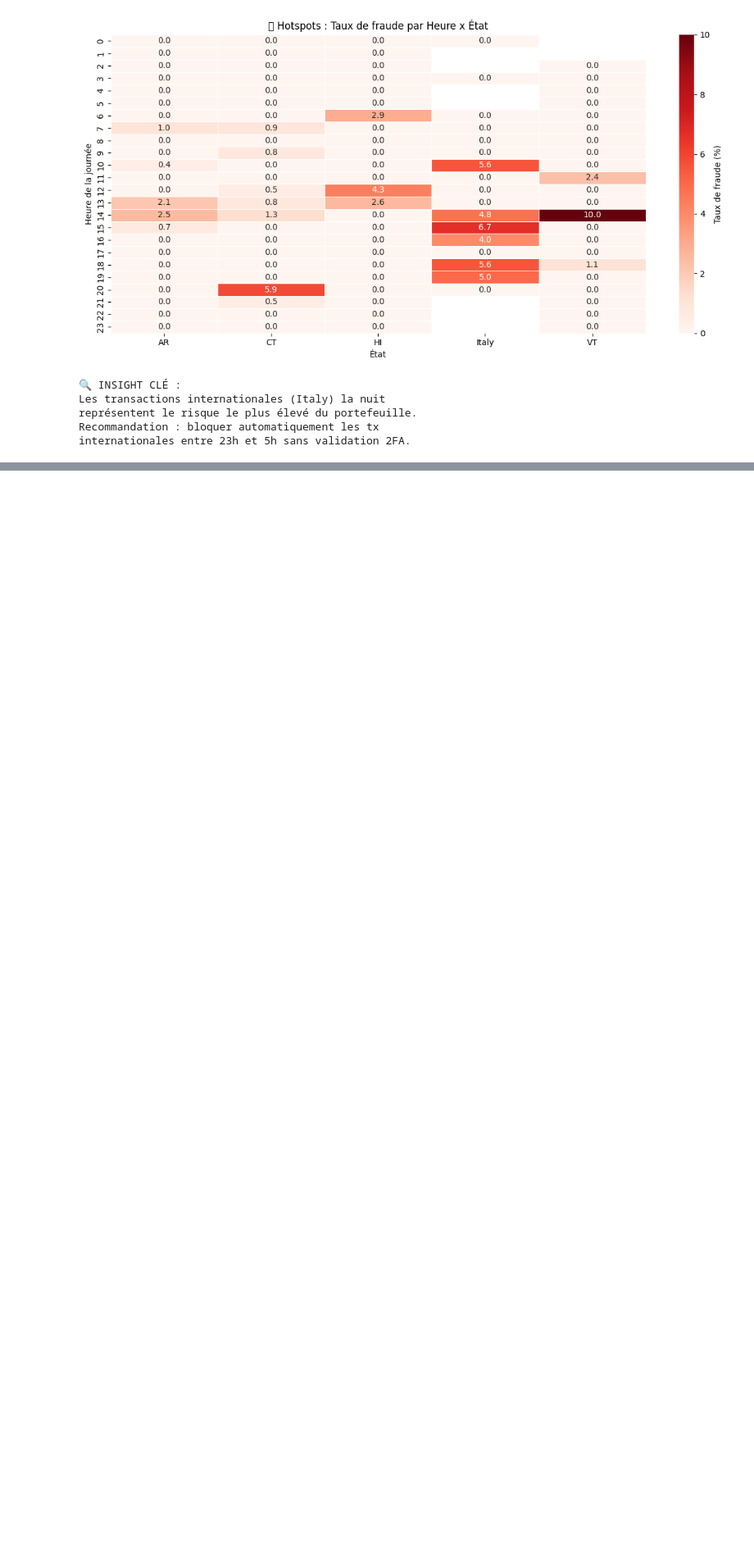
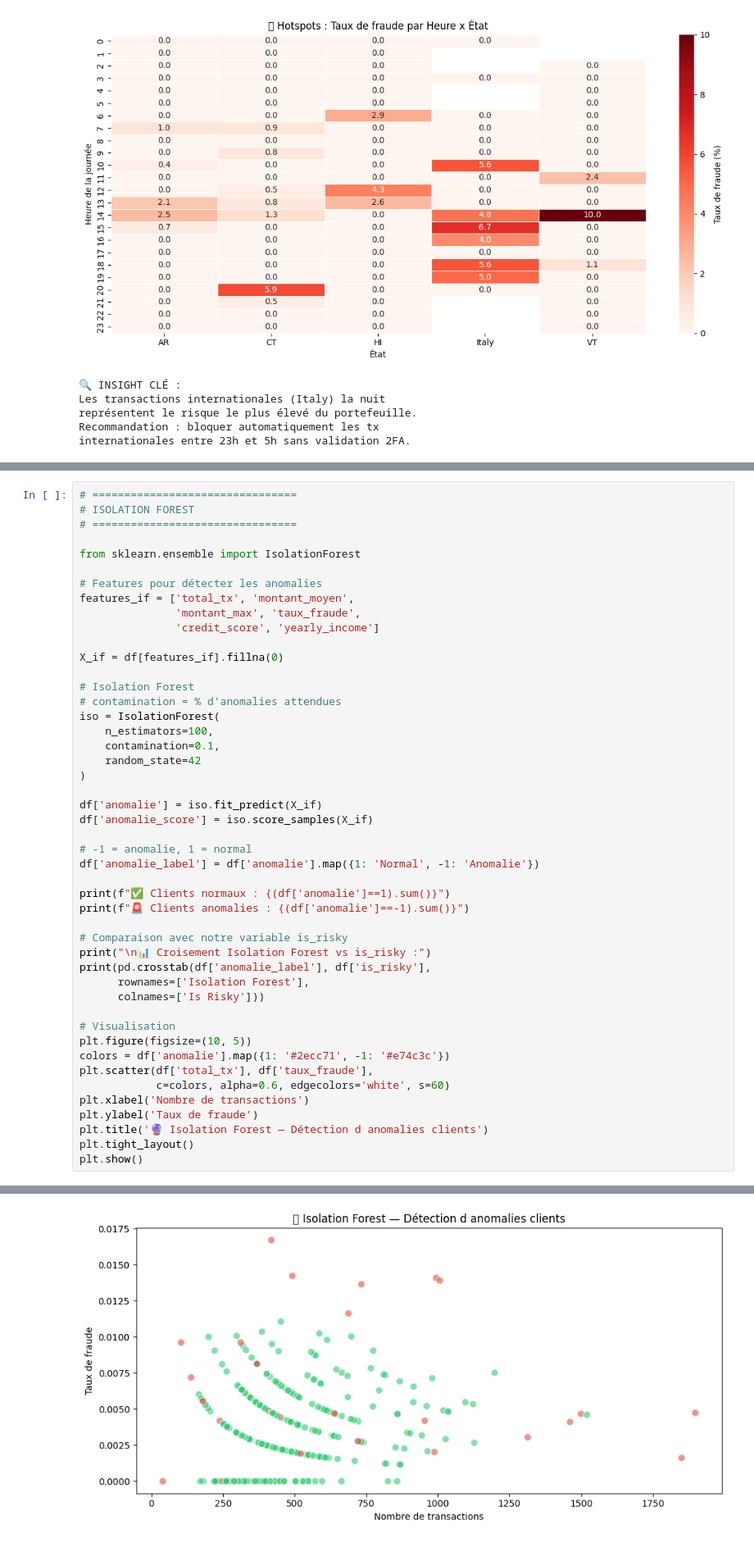
Before and after one commit to ccsnafi/Aurora_Bank_Fraud_Detection, a Jupyter notebook: Aurora_Bank_Fraud_Detection.ipynb, the cells around one changed output, grey strips where cells are left out. Shown at 82% size. Saved outputs shown, nothing was run; the diff lists cells and outputs as text; blank space fills up the shorter version.

```diff
--- a/Aurora_Bank_Fraud_Detection.ipynb
+++ b/Aurora_Bank_Fraud_Detection.ipynb
@@ -623,0 +687,48 @@ shap.summary_plot(shap_values, X_test,
+# %%
+# ================================
+# ISOLATION FOREST
+# ================================
+
+from sklearn.ensemble import IsolationForest
+
+# Features pour détecter les anomalies
+features_if = ['total_tx', 'montant_moyen',
+               'montant_max', 'taux_fraude',
+               'credit_score', 'yearly_income']
+
+X_if = df[features_if].fillna(0)
+
+# Isolation Forest
+# contamination = % d'anomalies attendues
+iso = IsolationForest(
+    n_estimators=100,
+    contamination=0.1,
+    random_state=42
+)
+
+df['anomalie'] = iso.fit_predict(X_if)
+df['anomalie_score'] = iso.score_samples(X_if)
+
+# -1 = anomalie, 1 = normal
+df['anomalie_label'] = df['anomalie'].map({1: 'Normal', -1: 'Anomalie'})
+
+print(f"✅ Clients normaux : {(df['anomalie']==1).sum()}")
+print(f"🚨 Clients anomalies : {(df['anomalie']==-1).sum()}")
+
+# Comparaison avec notre variable is_risky
+print("\n📊 Croisement Isolation Forest vs is_risky :")
+print(pd.crosstab(df['anomalie_label'], df['is_risky'],
+      rownames=['Isolation Forest'],
+      colnames=['Is Risky']))
+
+# Visualisation
+plt.figure(figsize=(10, 5))
+colors = df['anomalie'].map({1: '#2ecc71', -1: '#e74c3c'})
+plt.scatter(df['total_tx'], df['taux_fraude'],
+            c=colors, alpha=0.6, edgecolors='white', s=60)
+plt.xlabel('Nombre de transactions')
+plt.ylabel('Taux de fraude')
+plt.title('🔮 Isolation Forest — Détection d anomalies clients')
+plt.tight_layout()
+plt.show()
+# %% [output]
@@ -623,0 +743 @@ shap.summary_plot(shap_values, X_test,
+[figure, added]
```
Also changed, not shown: parts of 7 cells of this notebook.
